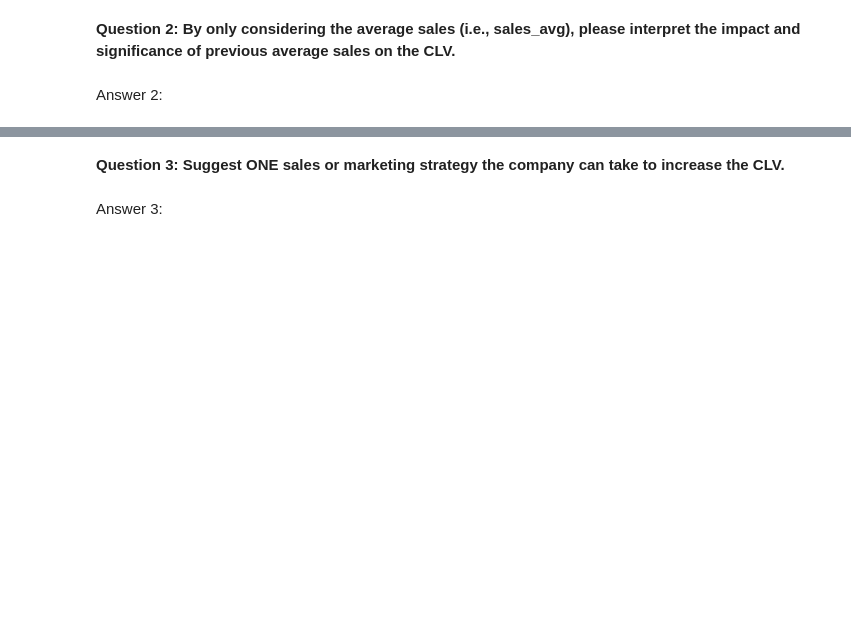
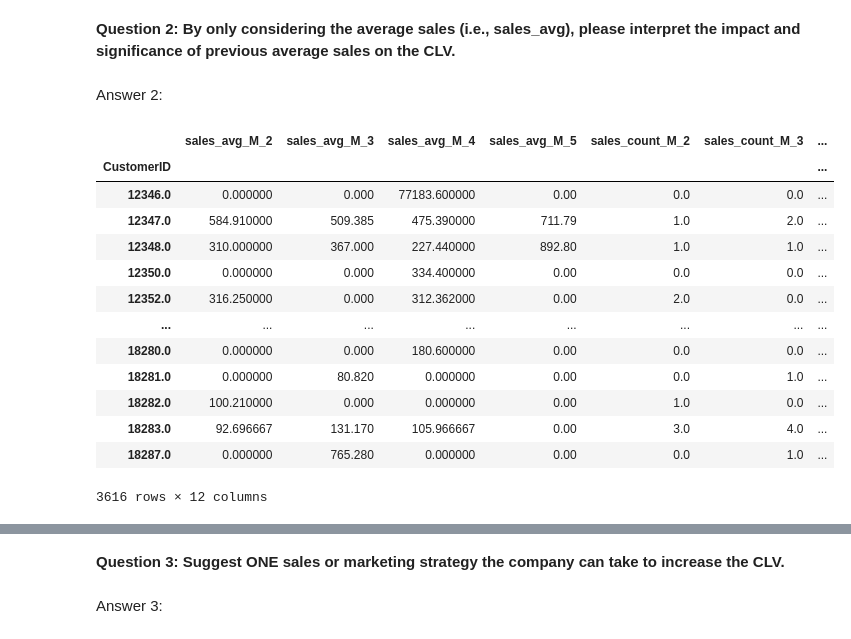
Before and after one commit to bkty1122/bkty1122, a Jupyter notebook: master-school-project/COM6003-Lecon 5/COM6101_2023_24_Sem_2_Lab_5.ipynb, the cells around one changed output, grey strips where cells are left out. Saved outputs shown, nothing was run; the diff lists cells and outputs as text; code cells hidden in the pictures; blank space fills up the shorter version.

```diff
--- a/master-school-project/COM6003-Lecon 5/COM6101_2023_24_Sem_2_Lab_5.ipynb
+++ b/master-school-project/COM6003-Lecon 5/COM6101_2023_24_Sem_2_Lab_5.ipynb
@@ -9,6 +9,6 @@ import numpy as np
 # %% [markdown]
 **Load dataset**
 # %%
-df = pd.read_excel('/content/Online Retail.xlsx')
+df = pd.read_excel('Online Retail.xlsx')
 # %%
 df.shape
@@ -289,3 +553,21 @@ Answer 1:
 **Question 2: By only considering the average sales (i.e., sales_avg), please interpret the impact and significance of previous average sales on the CLV.**
 # %% [markdown]
 Answer 2:
+# %%
+data_df[data_df['M'] == 'M_1']
+features_df
+# %% [output]
+|  | sales_avg_M_2 | sales_avg_M_3 | sales_avg_M_4 | sales_avg_M_5 | sales_count_M_2 | sales_count_M_3 | ... |
+| CustomerID |  |  |  |  |  |  | ... |
+| 12346.0 | 0.000000 | 0.000 | 77183.600000 | 0.00 | 0.0 | 0.0 | ... |
+| 12347.0 | 584.910000 | 509.385 | 475.390000 | 711.79 | 1.0 | 2.0 | ... |
+| 12348.0 | 310.000000 | 367.000 | 227.440000 | 892.80 | 1.0 | 1.0 | ... |
+| 12350.0 | 0.000000 | 0.000 | 334.400000 | 0.00 | 0.0 | 0.0 | ... |
+| 12352.0 | 316.250000 | 0.000 | 312.362000 | 0.00 | 2.0 | 0.0 | ... |
+| ... | ... | ... | ... | ... | ... | ... | ... |
+| 18280.0 | 0.000000 | 0.000 | 180.600000 | 0.00 | 0.0 | 0.0 | ... |
+| 18281.0 | 0.000000 | 80.820 | 0.000000 | 0.00 | 0.0 | 1.0 | ... |
+| 18282.0 | 100.210000 | 0.000 | 0.000000 | 0.00 | 1.0 | 0.0 | ... |
+| 18283.0 | 92.696667 | 131.170 | 105.966667 | 0.00 | 3.0 | 4.0 | ... |
+| 18287.0 | 0.000000 | 765.280 | 0.000000 | 0.00 | 0.0 | 1.0 | ... |
+3616 rows × 12 columns
```
Also changed, not shown: parts of 41 cells of this notebook.
